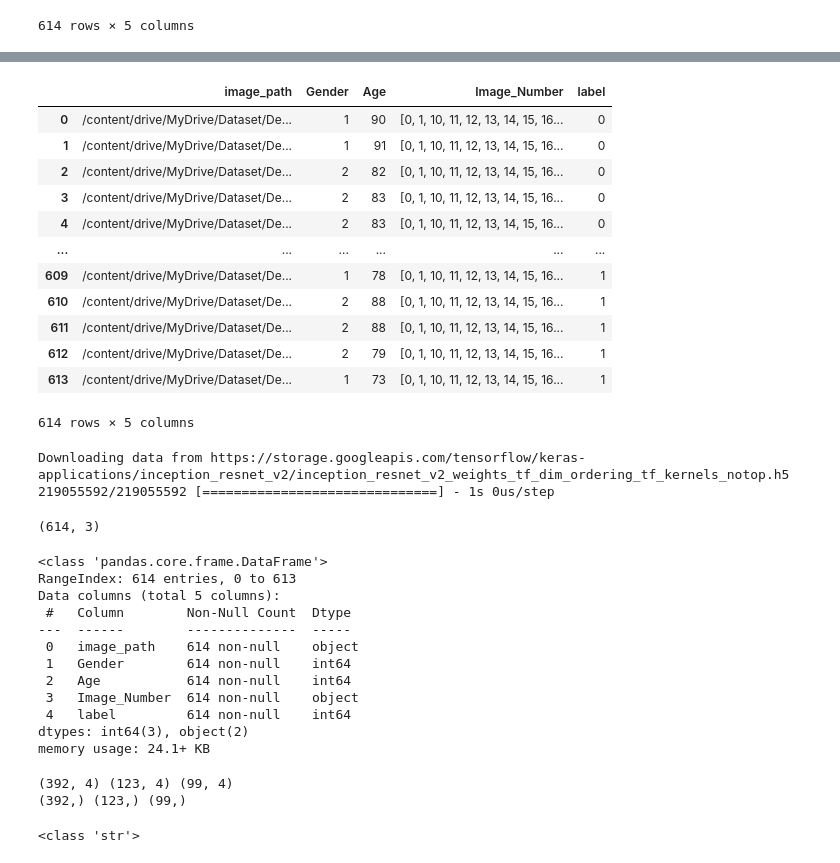
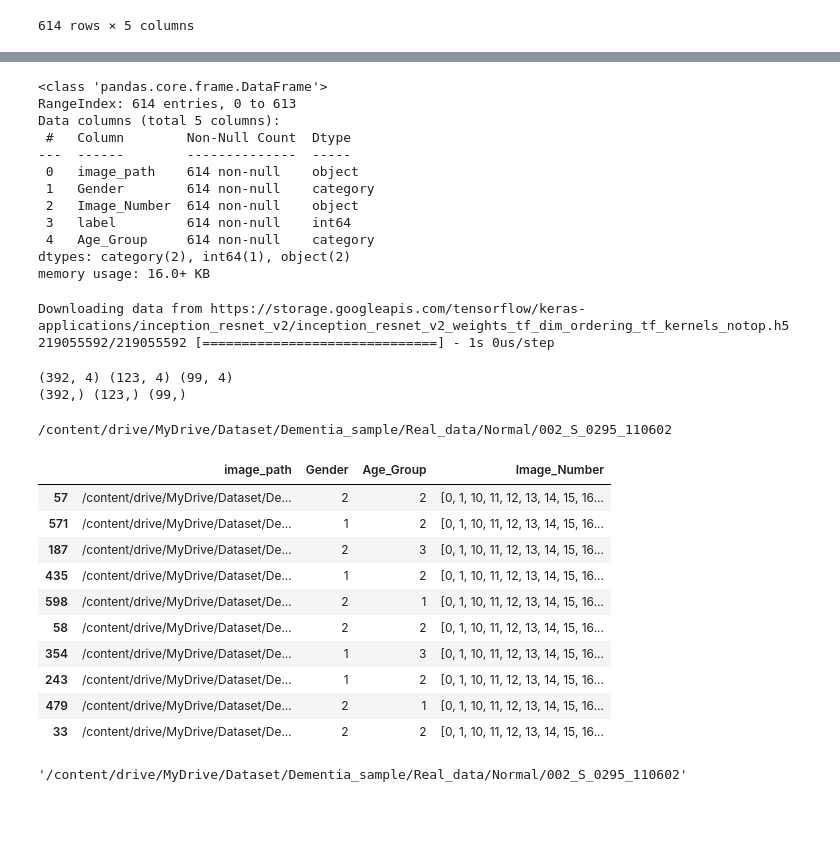
Before and after one commit to Dementia-Diagnosis-Project/memoria_AI, a Jupyter notebook: dementia_implementation.ipynb, the cells around one changed output, grey strips where cells are left out. Drawn from its saved outputs; the diff is of its cells as text; code cells hidden in the pictures; blank space fills up the shorter version.

```diff
--- a/dementia_implementation.ipynb
+++ b/dementia_implementation.ipynb
@@ -177,19 +214,18 @@ len(final_df[(final_df['Gender']== 1) & (final_df['label']==0)])
 # %%
-final_df
+final_df.info()
 # %% [output]
-|  | image_path | Gender | Age | Image_Number | label |
-| 0 | /content/drive/MyDrive/Dataset/De... | 1 | 90 | [0, 1, 10, 11, 12, 13, 14, 15, 16... | 0 |
-| 1 | /content/drive/MyDrive/Dataset/De... | 1 | 91 | [0, 1, 10, 11, 12, 13, 14, 15, 16... | 0 |
-| 2 | /content/drive/MyDrive/Dataset/De... | 2 | 82 | [0, 1, 10, 11, 12, 13, 14, 15, 16... | 0 |
-| 3 | /content/drive/MyDrive/Dataset/De... | 2 | 83 | [0, 1, 10, 11, 12, 13, 14, 15, 16... | 0 |
-| 4 | /content/drive/MyDrive/Dataset/De... | 2 | 83 | [0, 1, 10, 11, 12, 13, 14, 15, 16... | 0 |
-| ... | ... | ... | ... | ... | ... |
-| 609 | /content/drive/MyDrive/Dataset/De... | 1 | 78 | [0, 1, 10, 11, 12, 13, 14, 15, 16... | 1 |
-| 610 | /content/drive/MyDrive/Dataset/De... | 2 | 88 | [0, 1, 10, 11, 12, 13, 14, 15, 16... | 1 |
-| 611 | /content/drive/MyDrive/Dataset/De... | 2 | 88 | [0, 1, 10, 11, 12, 13, 14, 15, 16... | 1 |
-| 612 | /content/drive/MyDrive/Dataset/De... | 2 | 79 | [0, 1, 10, 11, 12, 13, 14, 15, 16... | 1 |
-| 613 | /content/drive/MyDrive/Dataset/De... | 1 | 73 | [0, 1, 10, 11, 12, 13, 14, 15, 16... | 1 |
-614 rows × 5 columns
+<class 'pandas.core.frame.DataFrame'>
+RangeIndex: 614 entries, 0 to 613
+Data columns (total 5 columns):
+ #   Column        Non-Null Count  Dtype
+---  ------        --------------  -----
+ 0   image_path    614 non-null    object
+ 1   Gender        614 non-null    category
+ 2   Image_Number  614 non-null    object
+ 3   label         614 non-null    int64
+ 4   Age_Group     614 non-null    category
+dtypes: category(2), int64(1), object(2)
+memory usage: 16.0+ KB
 # %%
 use_colab = True
 assert use_colab in [True, False]
@@ -210,23 +239,4 @@ inception_res_model = tf.keras.applications.InceptionResNetV2(
 # %% [output]
 Downloading data from https://storage.googleapis.com/tensorflow/keras-applications/inception_resnet_v2/inception_resnet_v2_weights_tf_dim_ordering_tf_kernels_notop.h5
 219055592/219055592 [==============================] - 1s 0us/step
-# %%
-final_df[['Gender','Age','Image_Number']].shape
-# %% [output]
-(614, 3)
-# %%
-final_df.info()
-# %% [output]
-<class 'pandas.core.frame.DataFrame'>
-RangeIndex: 614 entries, 0 to 613
-Data columns (total 5 columns):
- #   Column        Non-Null Count  Dtype
----  ------        --------------  -----
- 0   image_path    614 non-null    object
- 1   Gender        614 non-null    int64
- 2   Age           614 non-null    int64
- 3   Image_Number  614 non-null    object
- 4   label         614 non-null    int64
-dtypes: int64(3), object(2)
-memory usage: 24.1+ KB
 # %%
@@ -249,6 +258,25 @@ print(train_labels.shape, valid_labels.shape, test_labels.shape)
 (392, 4) (123, 4) (99, 4)
 (392,) (123,) (99,)
 # %%
-print(type(train_data.iloc[0,0]))
+print(train_data['image_path'][0])
+# print(train_labels)
 # %% [output]
-<class 'str'>
+/content/drive/MyDrive/Dataset/Dementia_sample/Real_data/Normal/002_S_0295_110602
+# %%
+train_data.head(10)
+# %% [output]
+|  | image_path | Gender | Age_Group | Image_Number |
+| 57 | /content/drive/MyDrive/Dataset/De... | 2 | 2 | [0, 1, 10, 11, 12, 13, 14, 15, 16... |
+| 571 | /content/drive/MyDrive/Dataset/De... | 1 | 2 | [0, 1, 10, 11, 12, 13, 14, 15, 16... |
+| 187 | /content/drive/MyDrive/Dataset/De... | 2 | 3 | [0, 1, 10, 11, 12, 13, 14, 15, 16... |
+| 435 | /content/drive/MyDrive/Dataset/De... | 1 | 2 | [0, 1, 10, 11, 12, 13, 14, 15, 16... |
+| 598 | /content/drive/MyDrive/Dataset/De... | 2 | 1 | [0, 1, 10, 11, 12, 13, 14, 15, 16... |
+| 58 | /content/drive/MyDrive/Dataset/De... | 2 | 2 | [0, 1, 10, 11, 12, 13, 14, 15, 16... |
+| 354 | /content/drive/MyDrive/Dataset/De... | 1 | 3 | [0, 1, 10, 11, 12, 13, 14, 15, 16... |
+| 243 | /content/drive/MyDrive/Dataset/De... | 1 | 2 | [0, 1, 10, 11, 12, 13, 14, 15, 16... |
+| 479 | /content/drive/MyDrive/Dataset/De... | 2 | 1 | [0, 1, 10, 11, 12, 13, 14, 15, 16... |
+| 33 | /content/drive/MyDrive/Dataset/De... | 2 | 2 | [0, 1, 10, 11, 12, 13, 14, 15, 16... |
+# %%
+train_data['image_path'][0]
+# %% [output]
+'/content/drive/MyDrive/Dataset/Dementia_sample/Real_data/Normal/002_S_0295_110602'
```
Also changed, not shown: parts of 41 cells of this notebook.
